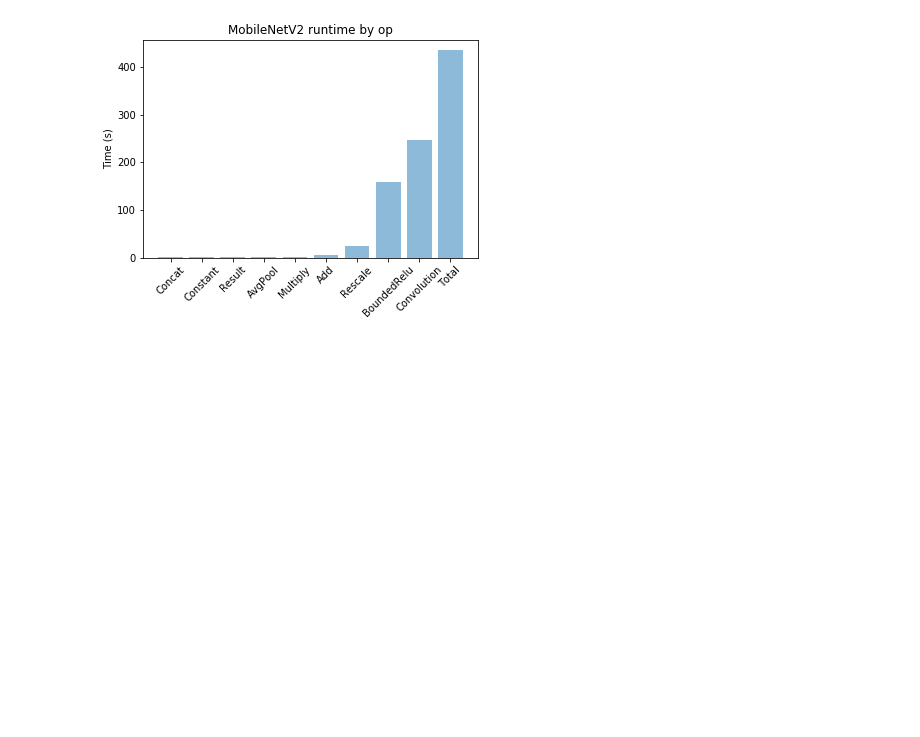
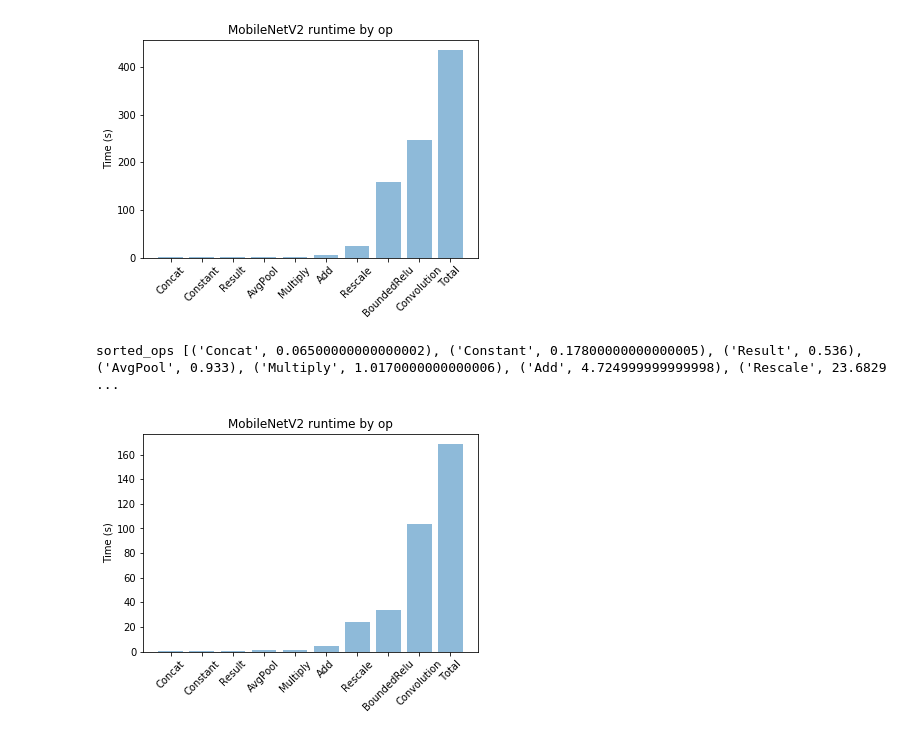
Before and after one commit to rsandler00/he-transformer, a Jupyter notebook: examples/MobileNetV2-Slim/plot_runtimes.ipynb, the cells around one changed output. Drawn from its saved outputs; the diff is of its cells as text; code cells hidden in the pictures; blank space fills up the shorter version.

Commit message:
Added 168s clientless

```diff
--- a/examples/MobileNetV2-Slim/plot_runtimes.ipynb
+++ b/examples/MobileNetV2-Slim/plot_runtimes.ipynb
@@ -104,3 +104,9 @@ plot_op_map(op_map, 'client435s.png')
 # %% [output]
 sorted_ops [('Concat', 0.08300000000000003), ('Constant', 0.2890000000000001), ('Result', 0.522), ('AvgPool', 1.012), ('Multiply', 1.246), ('Add', 5.122999999999997), ('Rescale', 23.164000000000392),  ...
 [figure]
+# %%
+op_map = parse_runtimes('./runtime/clientless_168s.txt')
+plot_op_map(op_map, 'clientless168s.png')
+# %% [output]
+sorted_ops [('Concat', 0.06500000000000002), ('Constant', 0.17800000000000005), ('Result', 0.536), ('AvgPool', 0.933), ('Multiply', 1.0170000000000006), ('Add', 4.724999999999998), ('Rescale', 23.6829 ...
+[figure, added]
```
Also changed, not shown: 2 other files.
